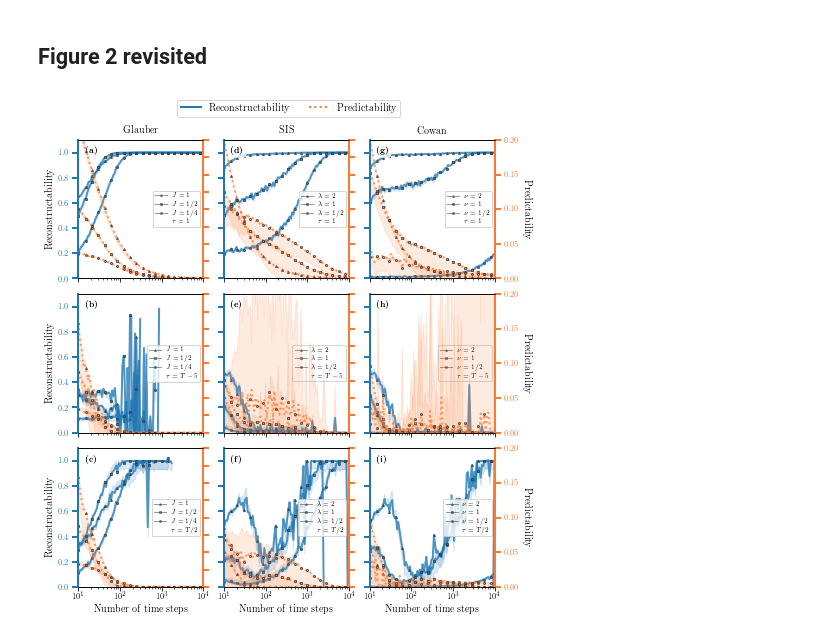
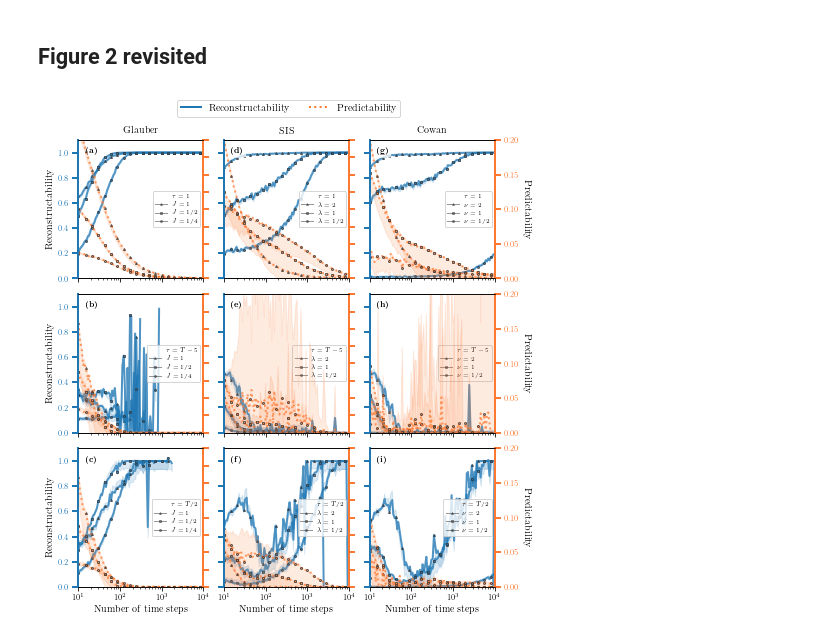
Before and after one commit to charlesmurphy1/midynet, a Jupyter notebook: notebooks/duality/figure2.ipynb, the cells around one changed output. Saved outputs shown, nothing was run; the diff lists cells and outputs as text; code cells hidden in the pictures.

```diff
--- a/notebooks/duality/figure2.ipynb
+++ b/notebooks/duality/figure2.ipynb
@@ -14,4 +14,6 @@ paths_to_figures = [".", "../../../../papers/p-midynet/paper1-mutual_info/figure
 paths_to_figures = list(map(pathlib.Path, paths_to_figures))
 
 # path_to_data = pathlib.Path(f"/home/charles_murphy/Documents/ulaval/doctorat/projects/local-data/midynet-data/figure2/")
-path_to_data = pathlib.Path(f"/home/charles_murphy/Documents/ulaval/doctorat/projects/data/midynet-data/duality/figure2/")
+path_to_data = pathlib.Path(f"/home/charles/Documents/ulaval/doctorat/projects/data/midynet-data/duality/figure2/")
+
+path_to_data.exists()
@@ -22,7 +26,7 @@ path_to_data = pathlib.Path(f"/home/charles_murphy/Documents/ulaval/doctorat/pro
 
 exp = {}
 bit_ratio = np.log(2)
-hg, hg_past, hx, hx_past, mi, mi_past = {}, {}, {}, {}, {}, {}
+hg, hg_past, hx, hx_past, mi, mi_past, mi_pastonly = {}, {}, {}, {}, {}, {}, {}
 
 all_dynamics = ["glauber", "sis", "cowan"]
 for dynamics in all_dynamics:
@@ -36,6 +40,7 @@ for dynamics in all_dynamics:
         hx_past[dynamics] = midynet.Statistics(data, name="evidence_past")
         mi[dynamics] = midynet.Statistics(data, name="mutualinfo")
         mi_past[dynamics] = midynet.Statistics(data, name="mutualinfo") - midynet.Statistics(data, name="mutualinfo_past")
+        mi_pastonly[dynamics] = midynet.Statistics(data, name="mutualinfo_past")
 
 xlabel = r"Number of time steps"
 titles = {"glauber": r"Glauber", "sis": r"SIS", "cowan": r"Cowan"}
@@ -215,46 +196,61 @@ for dynamics_id, dynamics in enumerate(all_dynamics):
                 linestyle="None",
                 color="k",
                 label=rf"$\tau = {t_label}$",
                 alpha=0.5,
                 markersize=2,
                 linewidth=1,
             )
+        ]
+        for k, c in reversed(list(enumerate(coupling))):
+            handles.append(
+                Line2D(
+                    [0], [0],
+                    marker=markers[k],
+                    linestyle="-",
+                    color=display.dark_colors["grey"],
+                    label=rf"${coupling_labels[dynamics]} = {fractions.Fraction(c)}$",
+                    alpha=0.5,
+                    markersize=2,
+                    linewidth=1,
+                )
+            )
 
-        handles = [
-            Line2D(
-                [0], [0],
-                marker=markers[k],
-                linestyle="-",
-                color=display.dark_colors["grey"],
-                label=rf"${coupling_labels[dynamics]} = {fractions.Fraction(c)}$",
-                alpha=0.5,
-                markersize=2,
-                linewidth=1,
-            )
-            for k, c in reversed(list(enumerate(coupling)))
-        ]
+
+        # handles = [
+        #     Line2D(
+        #         [0], [0],
+        #         marker=markers[k],
+        #         linestyle="-",
+        #         color=display.dark_colors["grey"],
+        #         label=rf"${coupling_labels[dynamics]} = {fractions.Fraction(c)}$",
+        #         alpha=0.5,
+        #         markersize=2,
+        #         linewidth=1,
+        #     )
+        #     for k, c in reversed(list(enumerate(coupling)))
+        # ]
         ax[dynamics][i].legend(handles=handles, loc="center right", fontsize=display.fontsizes["small"], ncol=1, frameon=True)
         ax[dynamics][i].tick_params(axis='y', colors=recon_color, length=6, width=2)
 
     ax[dynamics][0].set_title(titles[dynamics], fontsize=display.fontsizes["large"])
 
 for dynamics in all_dynamics:
     for i in range(3):
         display.Label.plot(ax[dynamics][i], loc="top left", fontsize=display.fontsizes["medium"], box=True)
 display.Label.clear()
 
 handles = [Line2D([0], [0], marker="None", linestyle="-", color=recon_color, label=r"Reconstructability", alpha=1, lw=2, ms=2)]
 handles += [Line2D([0], [0], marker="None", linestyle="dotted", color=pred_color, label=r"Predictability", alpha=1, lw=2, ms=2)]
 lg = fig.legend(handles=handles, loc="center", fontsize=display.fontsizes["large"], ncol=2, bbox_to_anchor=(0.5, 1.02))
 
 plt.tight_layout()
 # plt.subplots_adjust(wspace=0.15)
 
 # for p in paths_to_figures:
 #     fig.savefig(p / "svg/p1-figure2.svg", bbox_extra_artists=(lg,), bbox_inches='tight')
 #     fig.savefig(p / "pdf/p1-figure2.pdf", bbox_extra_artists=(lg,), bbox_inches='tight')
 #     fig.savefig(p / "png/p1-figure2.png", bbox_extra_artists=(lg,), bbox_inches='tight')
 # %% [output]
-[figure, old version]
+[figure, new version]
 # %%
 # plt.plot(exp["glauber"][:, 1, 0]
```
Also changed, not shown: parts of 10 cells of this notebook, 1 other file.
